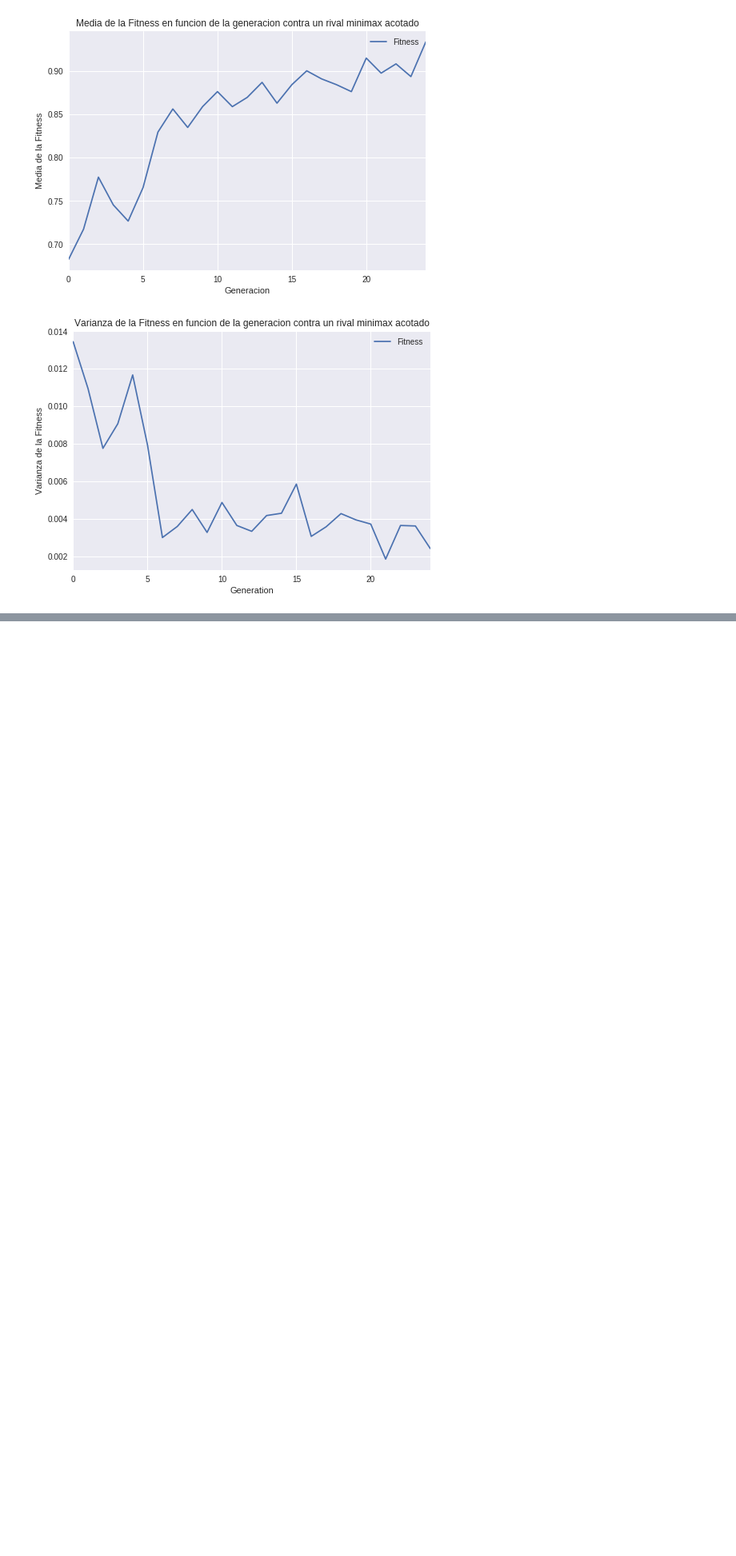
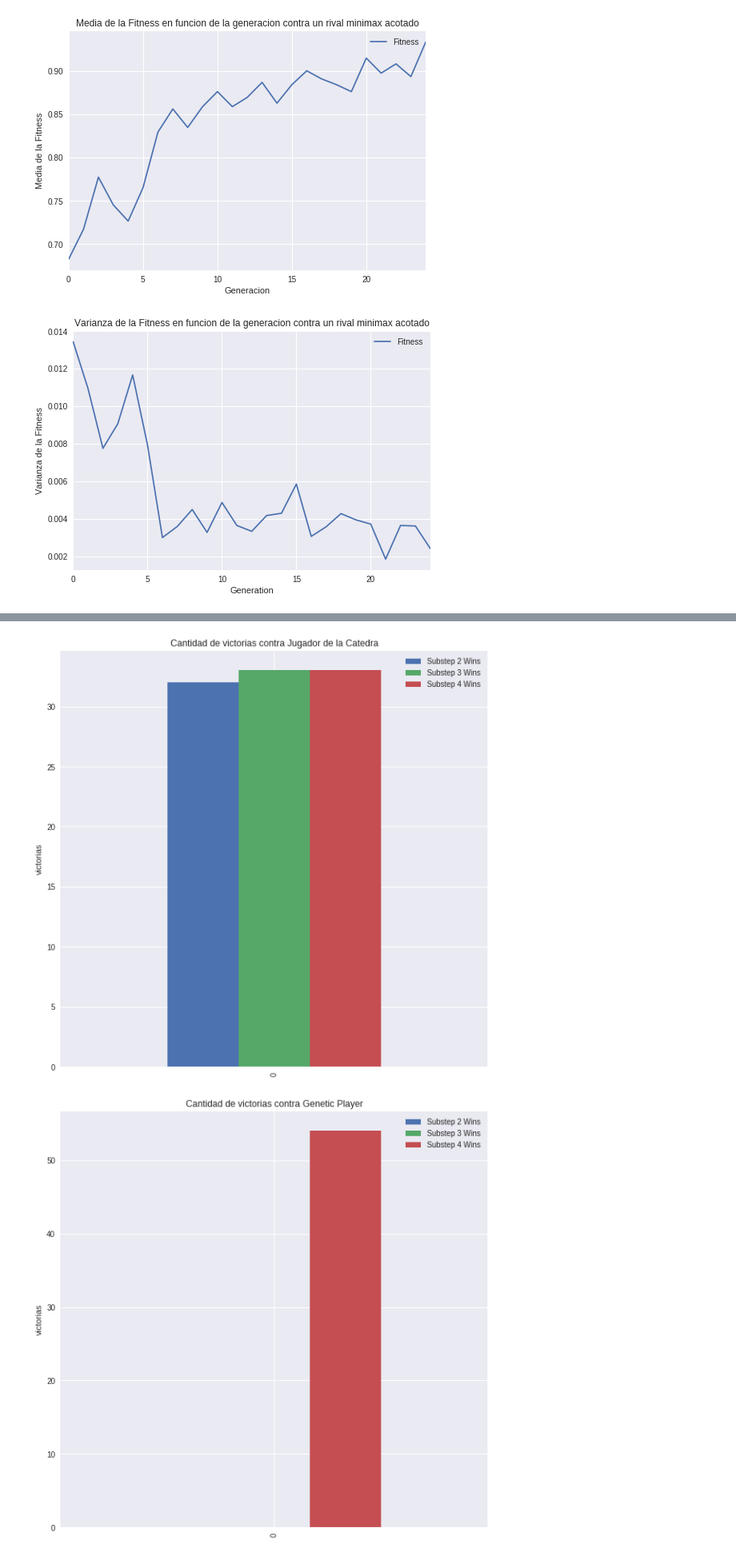
Before and after one commit to colltoaction/startup3-algo3, a Jupyter notebook: experimentacion/laboratorio.ipynb, the cells around one changed output, grey strips where cells are left out. Shown: that part at 80% size. Cells and saved outputs as stored; diff of their text form; code cells hidden in the pictures; blank space fills up the shorter version.

Commit message:
labo para grid

```diff
--- a/experimentacion/laboratorio.ipynb
+++ b/experimentacion/laboratorio.ipynb
@@ -96,0 +125,26 @@ graphFitness('./fitness_MIXED_population25.txt',True,"minimax acotado")
+# %%
+def gridSensei(i):
+    return {'path':'../cmake-build-debug/gridSensei_{}'.format(i),
+            'name':'Grid Player Substep {}'.format(i)
+           }
+
+catedraPlayer = {'path':'python2 ../juez/PlayerController.py', 'name': 'Jugador de la Catedra'}
+geneticPlayer = {'path': '../cmake-build-debug/geneticPlayer','name':'Genetic Player'}
+
+
+def playAgainstAndPlotIt(rival):
+    arr = []
+    for i in [2,3,4]:
+        arr.append(makeThemPlay(gridSensei(i)['path'],rival['path'])['playerOneWins'])
+
+    plot(arr,rival['name'])
+
+
+playAgainstAndPlotIt(catedraPlayer)
+playAgainstAndPlotIt(geneticPlayer)
+
+for i in [2,3,4]:
+    playAgainstAndPlotIt(gridSensei(i))
+# %% [output]
+[figure, added]
+[figure, added]
```
Also changed, not shown: parts of 3 cells of this notebook, 2 other files.
